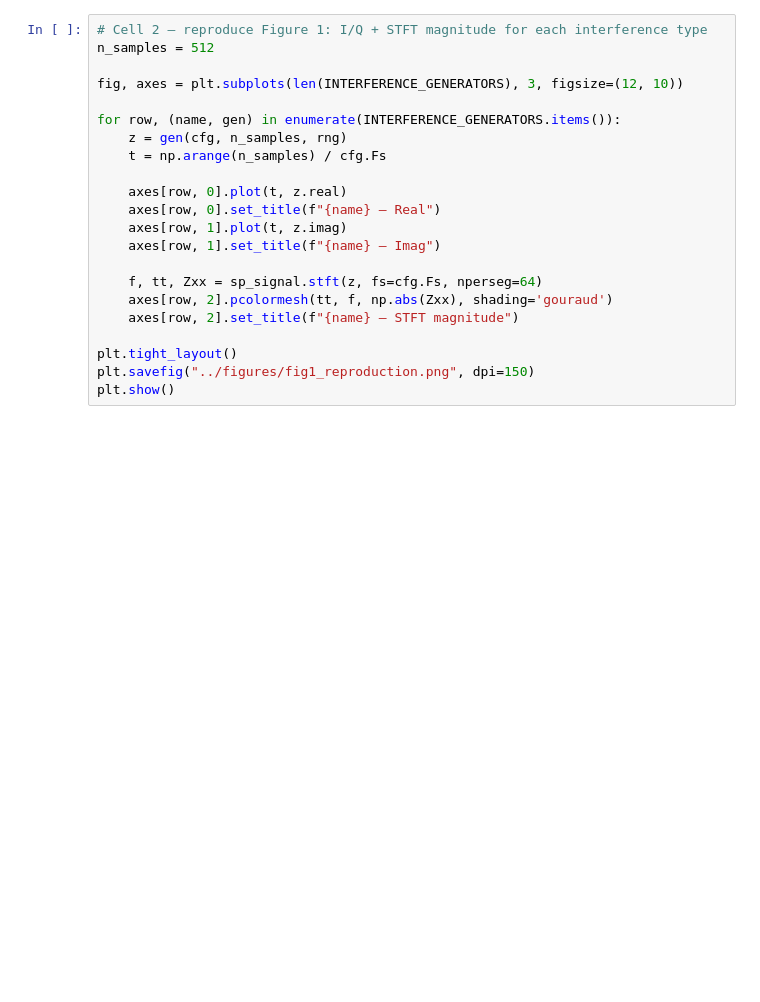
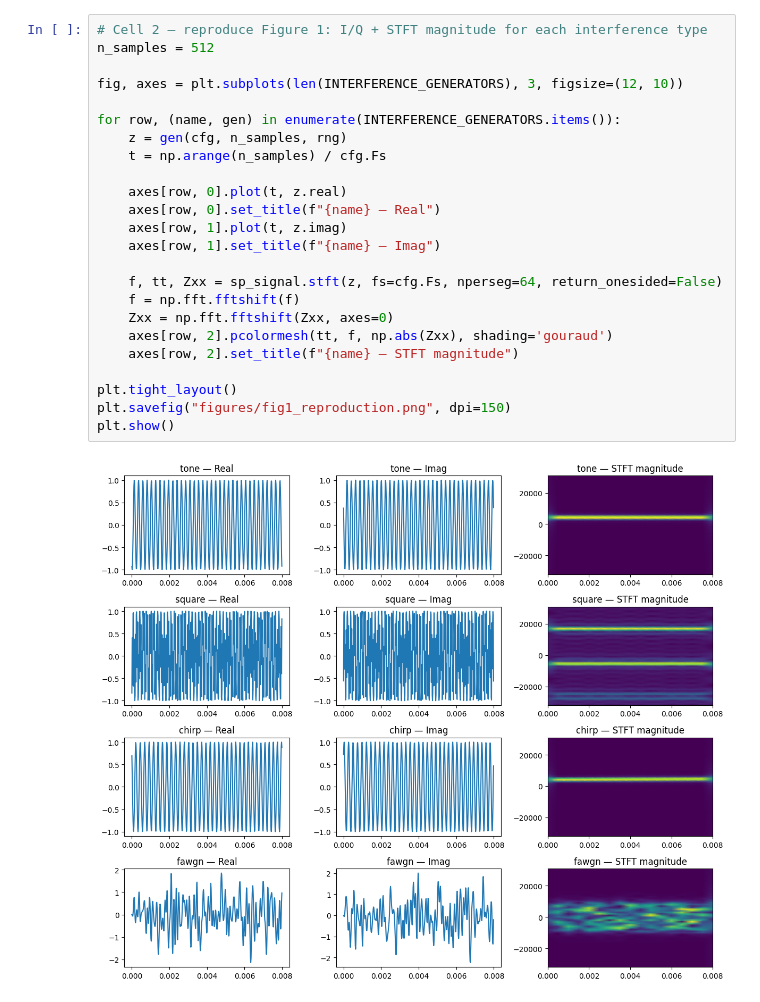
Before and after one commit to Evenjlin/deep-space-interference-ml, a Jupyter notebook: notebooks/02_signal_generator.ipynb, the cells around one changed output. Drawn from its saved outputs; the diff is of its cells as text; blank space fills up the shorter version.

```diff
--- a/notebooks/02_signal_generator.ipynb
+++ b/notebooks/02_signal_generator.ipynb
@@ -15,25 +41,29 @@ print("NSPS:", cfg.NSPS)  # should print 8
 # %%
 # Cell 2 — reproduce Figure 1: I/Q + STFT magnitude for each interference type
 n_samples = 512
 
 fig, axes = plt.subplots(len(INTERFERENCE_GENERATORS), 3, figsize=(12, 10))
 
 for row, (name, gen) in enumerate(INTERFERENCE_GENERATORS.items()):
     z = gen(cfg, n_samples, rng)
     t = np.arange(n_samples) / cfg.Fs
 
     axes[row, 0].plot(t, z.real)
     axes[row, 0].set_title(f"{name} — Real")
     axes[row, 1].plot(t, z.imag)
     axes[row, 1].set_title(f"{name} — Imag")
 
-    f, tt, Zxx = sp_signal.stft(z, fs=cfg.Fs, nperseg=64)
+    f, tt, Zxx = sp_signal.stft(z, fs=cfg.Fs, nperseg=64, return_onesided=False)
+    f = np.fft.fftshift(f)
+    Zxx = np.fft.fftshift(Zxx, axes=0)
     axes[row, 2].pcolormesh(tt, f, np.abs(Zxx), shading='gouraud')
     axes[row, 2].set_title(f"{name} — STFT magnitude")
 
 plt.tight_layout()
-plt.savefig("../figures/fig1_reproduction.png", dpi=150)
+plt.savefig("figures/fig1_reproduction.png", dpi=150)
 plt.show()
+# %% [output]
+[figure, added]
 # %%
 # Cell 3 — sanity check the full mixture pipeline (Eq. 4-6)
 from src.channel import mix_signal
```
Also changed, not shown: parts of 4 cells of this notebook.
